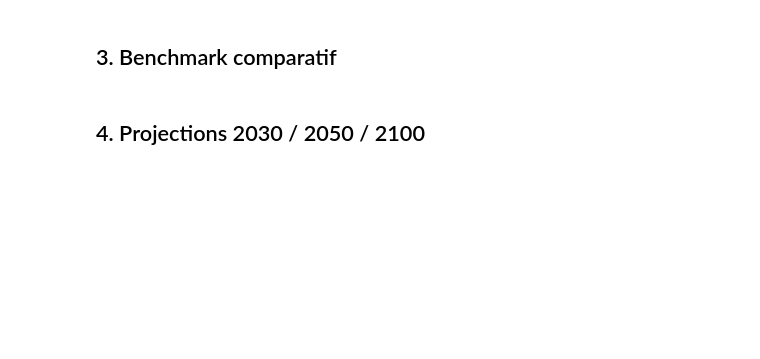
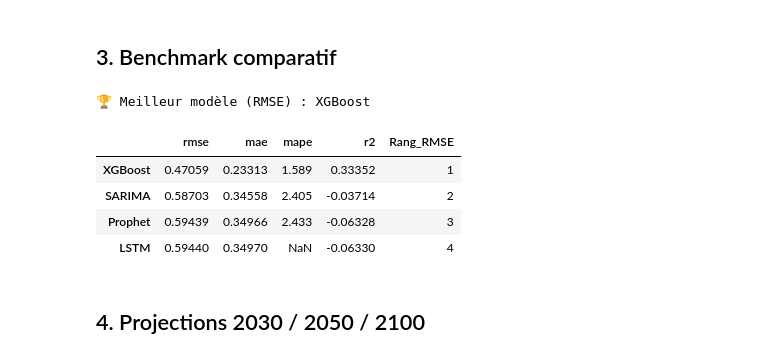
Before and after one commit to AudreyMk/projet_hackathon_2026, a Jupyter notebook: notebooks/02_modelisation_predictions.ipynb, the cells around one changed output. Saved outputs shown, nothing was run; the diff lists cells and outputs as text; code cells hidden in the pictures; blank space fills up the shorter version.

```diff
--- a/notebooks/02_modelisation_predictions.ipynb
+++ b/notebooks/02_modelisation_predictions.ipynb
@@ -115,27 +141,26 @@ print(f'  RMSE: {metrics_xgb["rmse"]:.4f} | MAE: {metrics_xgb["mae"]:.4f} | MAPE
 # %% [markdown]
 ## 3. Benchmark comparatif
 # %%
-# Tableau comparatif RMSE / MAE / MAPE / R²
+# Tableau comparatif
 all_metrics = {
-    'SARIMA':   metrics_arima,
-    'Prophet':  metrics_prophet,
-    'LSTM':     metrics_lstm,
-    'XGBoost':  metrics_xgb,
+    'SARIMA': metrics_arima,
+    'Prophet': metrics_prophet,
+    'LSTM': metrics_lstm,
+    'XGBoost': metrics_xgb,
 }
 
-df_metrics = pd.DataFrame({
-    k: {
-        'RMSE ↓':   v['rmse'],
-        'MAE ↓':    v['mae'],
-        'MAPE % ↓': v.get('mape', float('nan')),
-        'R² ↑':     v['r2'],
-    }
-    for k, v in all_metrics.items()
-}).T
+df_metrics = pd.DataFrame(all_metrics).T
+df_metrics['Rang_RMSE'] = df_metrics['rmse'].rank().astype(int)
 
-df_metrics['Rang RMSE'] = df_metrics['RMSE ↓'].rank().astype(int)
-
-best_model = df_metrics['RMSE ↓'].idxmin()
+# Mise en forme
+best_model = df_metrics['rmse'].idxmin()
 print(f'🏆 Meilleur modèle (RMSE) : {best_model}')
-df_metrics.sort_values('RMSE ↓').round(4)
+df_metrics.sort_values('rmse')
+# %% [output]
+🏆 Meilleur modèle (RMSE) : XGBoost
+|  | rmse | mae | mape | r2 | Rang_RMSE |
+| XGBoost | 0.47059 | 0.23313 | 1.589 | 0.33352 | 1 |
+| SARIMA | 0.58703 | 0.34558 | 2.405 | -0.03714 | 2 |
+| Prophet | 0.59439 | 0.34966 | 2.433 | -0.06328 | 3 |
+| LSTM | 0.59440 | 0.34970 | NaN | -0.06330 | 4 |
 # %%
```
Also changed, not shown: parts of 10 cells of this notebook, 1 other file.
